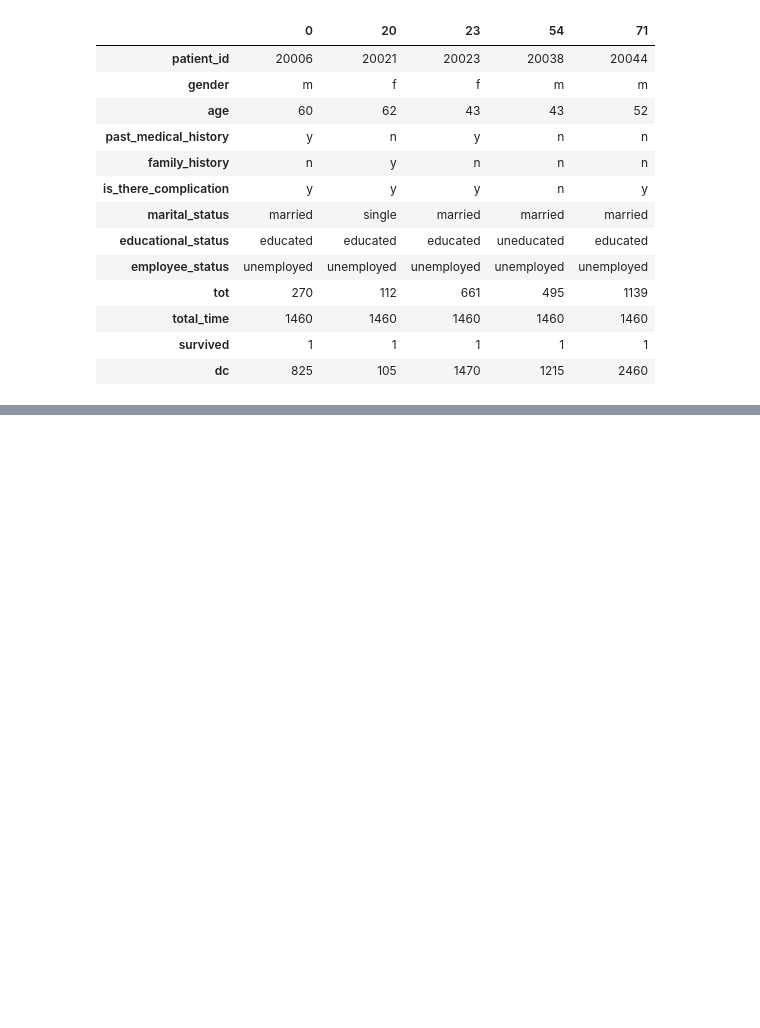
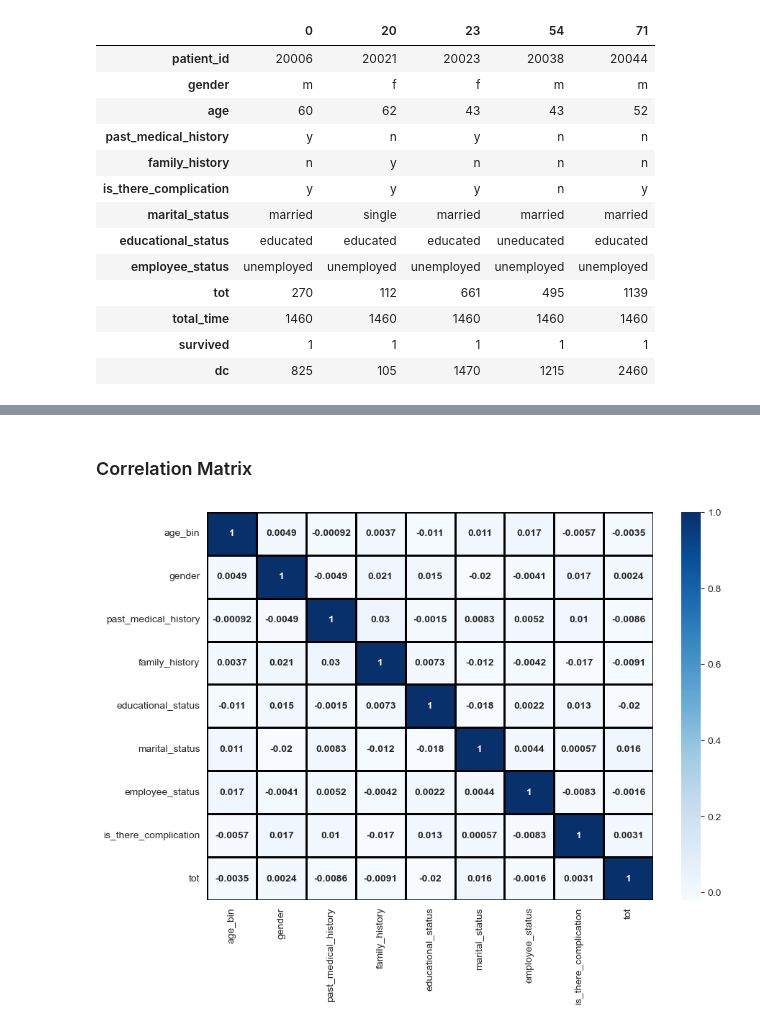
Before and after one commit to nicksv03/Survival_Analysis_BYOP, a Jupyter notebook: survival_analysis.ipynb, the cells around one changed output, grey strips where cells are left out. Cells and saved outputs as stored; diff of their text form; code cells hidden in the pictures; blank space fills up the shorter version.

```diff
--- a/survival_analysis.ipynb
+++ b/survival_analysis.ipynb
@@ -953,0 +973,15 @@ data = s1_apld_4_yrs[['age_bin', 'tot', 'survived', ]].
+# %% [markdown]
+### Correlation Matrix
+# %%
+plt.figure(figsize=(10, 7), dpi = 100)
+corr = data.corr()
+sns.heatmap(corr, xticklabels = corr.columns, yticklabels = corr.columns, annot = True, cmap = 'Blues',
+            annot_kws = {
+                'size': 10,
+                'weight': 'bold',
+                },
+                linewidth = 1, linecolor = 'black'
+                )
+plt.show()
+# %% [output]
+[figure, added]
```
Also changed, not shown: parts of 13 cells of this notebook.
